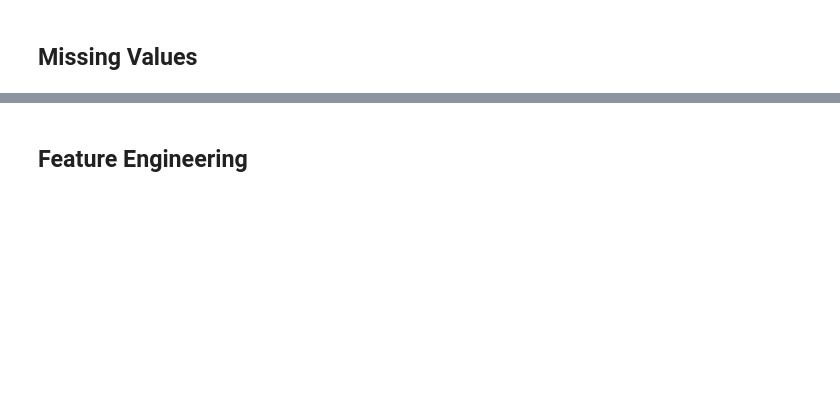
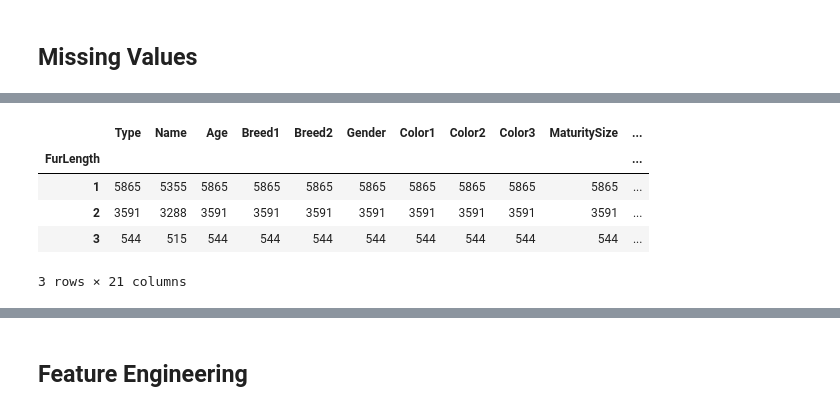
Before and after one commit to mdjoh/Kaggle-Pets, a Jupyter notebook: CEBD 1260 Kaggle - Pet Adoption.ipynb, the cells around one changed output, grey strips where cells are left out. Cells and saved outputs as stored; diff of their text form; code cells hidden in the pictures; blank space fills up the shorter version.

```diff
--- a/CEBD 1260 Kaggle - Pet Adoption.ipynb
+++ b/CEBD 1260 Kaggle - Pet Adoption.ipynb
@@ -47,0 +102,9 @@ print(df_test.isnull().sum())
+# %%
+df_train.groupby('FurLength').count()
+# %% [output]
+|  | Type | Name | Age | Breed1 | Breed2 | Gender | Color1 | Color2 | Color3 | MaturitySize | ... |
+| FurLength |  |  |  |  |  |  |  |  |  |  | ... |
+| 1 | 5865 | 5355 | 5865 | 5865 | 5865 | 5865 | 5865 | 5865 | 5865 | 5865 | ... |
+| 2 | 3591 | 3288 | 3591 | 3591 | 3591 | 3591 | 3591 | 3591 | 3591 | 3591 | ... |
+| 3 | 544 | 515 | 544 | 544 | 544 | 544 | 544 | 544 | 544 | 544 | ... |
+3 rows × 21 columns
```
Also changed, not shown: parts of 35 cells of this notebook.
